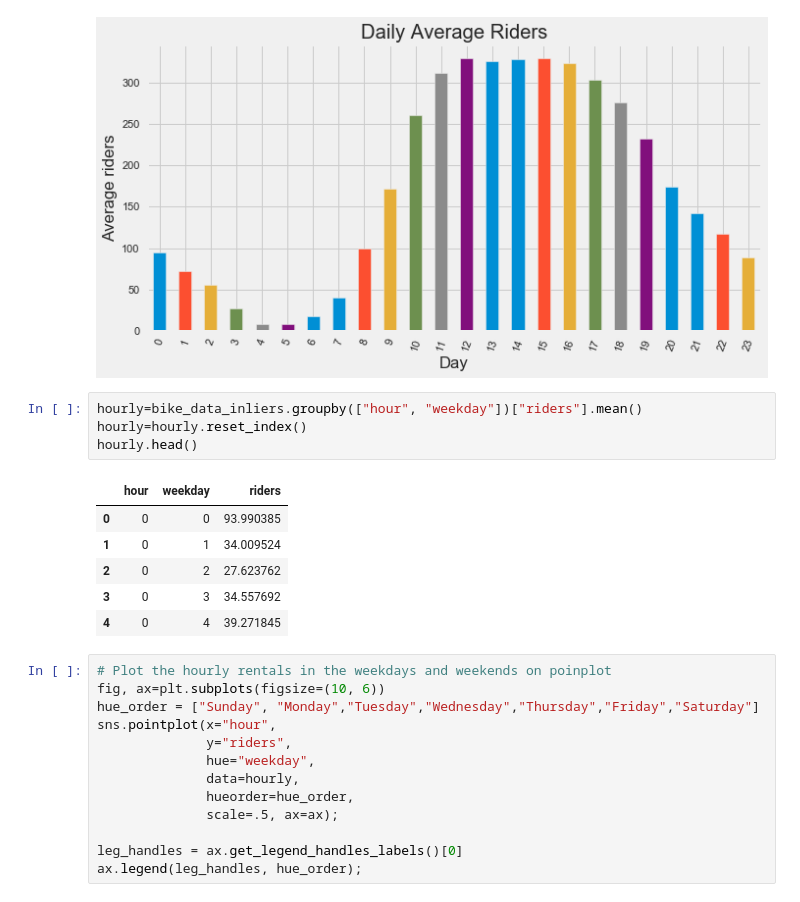
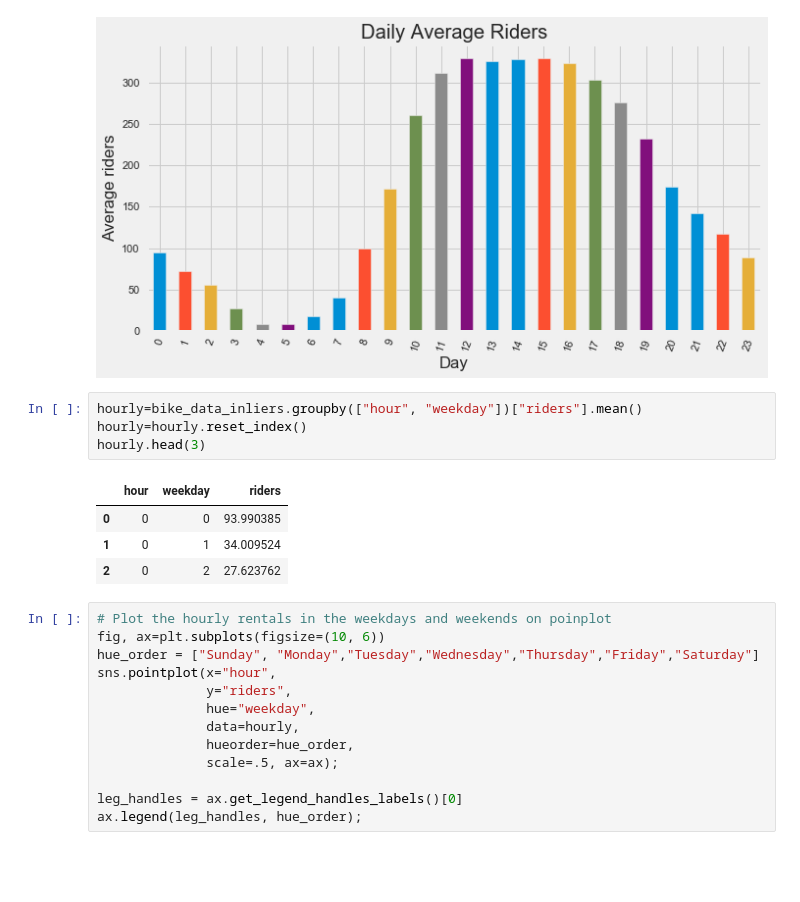
Before and after one commit to hrngok/hrngok.github.io, a Jupyter notebook: output/posts/yellowbrick/index.ipynb, the cells around one changed output. Cells and saved outputs as stored; diff of their text form; blank space fills up the shorter version.

```diff
--- a/output/posts/yellowbrick/index.ipynb
+++ b/output/posts/yellowbrick/index.ipynb
@@ -542,14 +554,12 @@ ax.set_title("Daily Average Riders");
 # %%
 hourly=bike_data_inliers.groupby(["hour", "weekday"])["riders"].mean()
 hourly=hourly.reset_index()
-hourly.head()
+hourly.head(3)
 # %% [output]
 |  | hour | weekday | riders |
 | 0 | 0 | 0 | 93.990385 |
 | 1 | 0 | 1 | 34.009524 |
 | 2 | 0 | 2 | 27.623762 |
-| 3 | 0 | 3 | 34.557692 |
-| 4 | 0 | 4 | 39.271845 |
 # %%
 # Plot the hourly rentals in the weekdays and weekends on poinplot
 fig, ax=plt.subplots(figsize=(10, 6))
```
Also changed, not shown: parts of 7 cells of this notebook, 35 other files.
